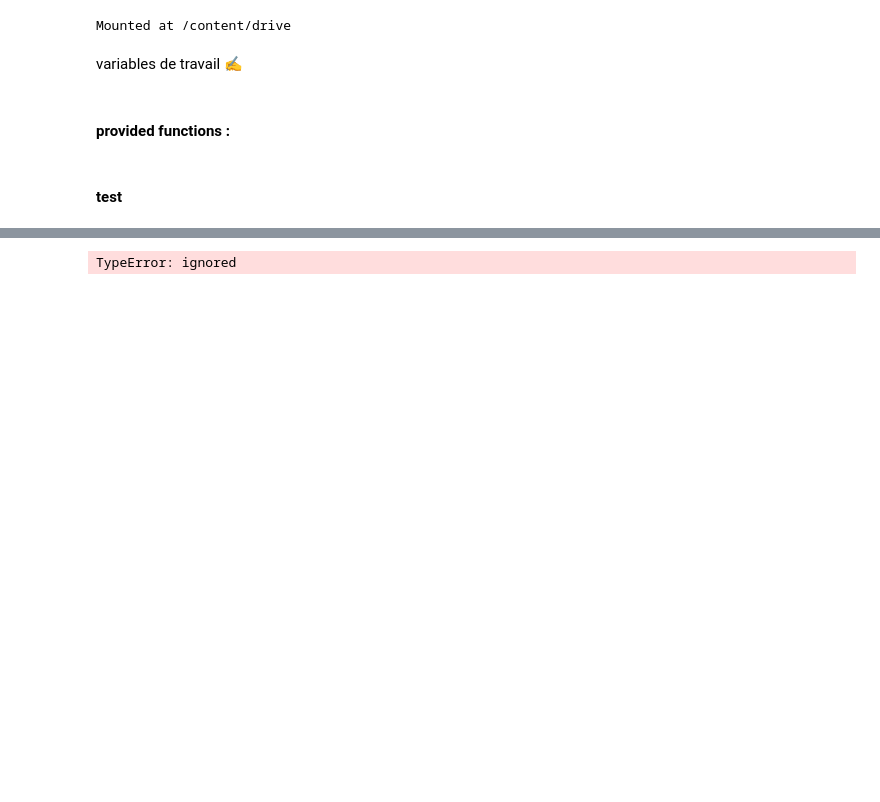
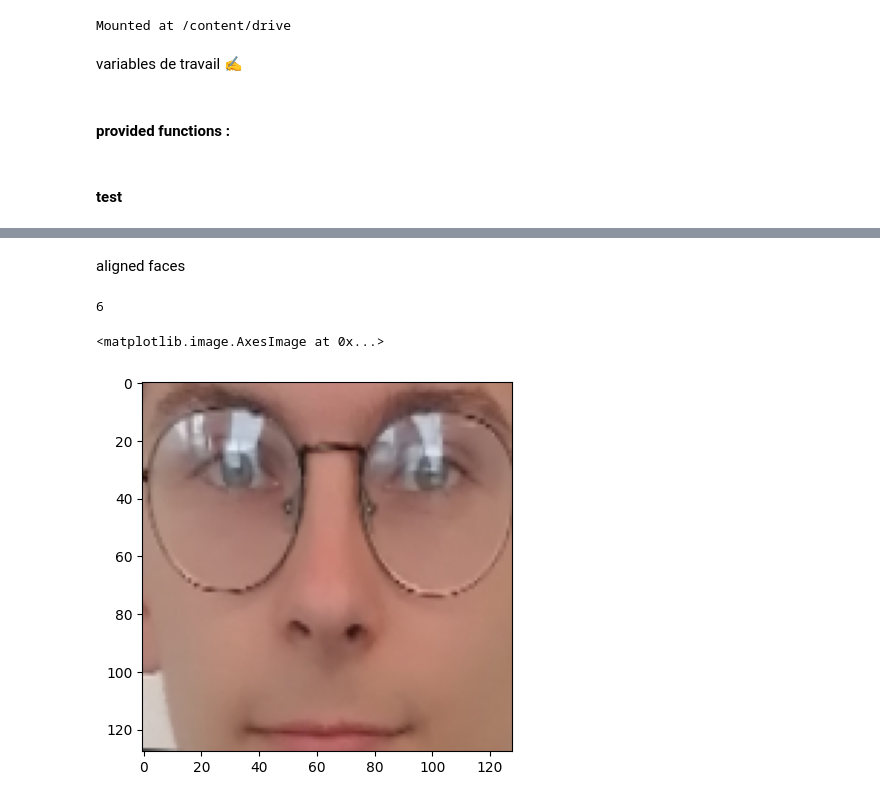
Before and after one commit to Aubert-Antoine/EL_3003-IA_et_Deep_Learning, a Jupyter notebook: LAB 7 FaceRecognition/custom_dataset.ipynb, the cells around one changed output, grey strips where cells are left out. Cells and saved outputs as stored; diff of their text form; code cells hidden in the pictures; blank space fills up the shorter version.

```diff
--- a/LAB 7 FaceRecognition/custom_dataset.ipynb
+++ b/LAB 7 FaceRecognition/custom_dataset.ipynb
@@ -340,0 +310,5 @@ plt.imshow(face)
+# %%
+labels_faces = img_to_numpy(list_path)[1]
+# %%
+labels  = np.array([i[0] for i in labels_faces])
+faces   = np.array([i[1] for i in labels_faces])
@@ -341,8 +324,15 @@ plt.imshow(face)
+# %% [markdown]
+aligned faces
 # %%
-landmarks = face_landmarks(list(face))
+landmarks = face_landmarks(list(faces))
 # %%
-aligned = align_faces(face, landmarks)
+aligned = align_faces(faces, landmarks)
-# %%
-encoded_faces = face_encoder(list(face))
-# %% [output]
-TypeError: ignored
+# %%
+print(len(aligned))
+# %% [output]
+6
+# %%
+plt.imshow(aligned[-1])
+# %% [output]
+<matplotlib.image.AxesImage at 0x...>
+[figure, added]
```
Also changed, not shown: parts of 9 cells of this notebook.
